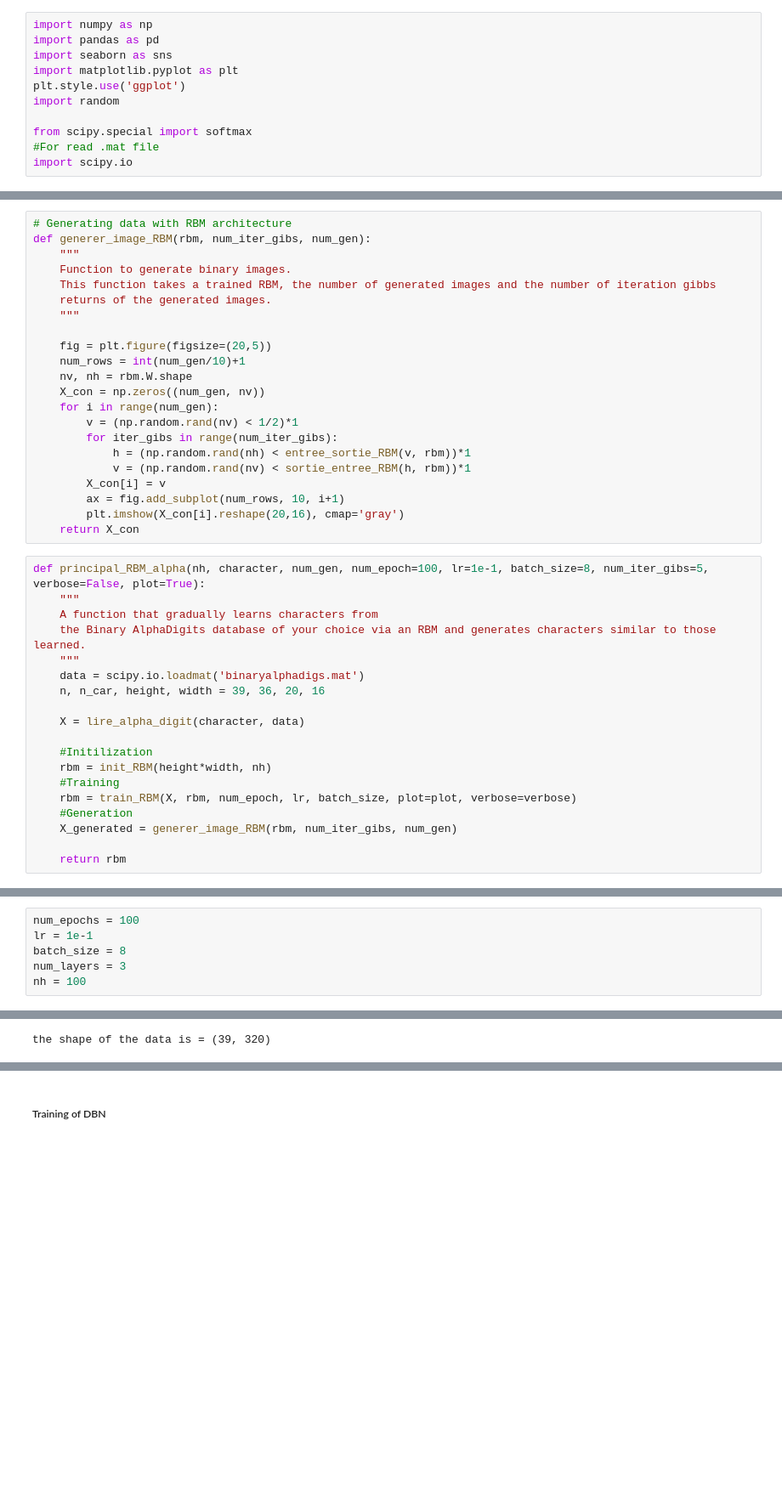
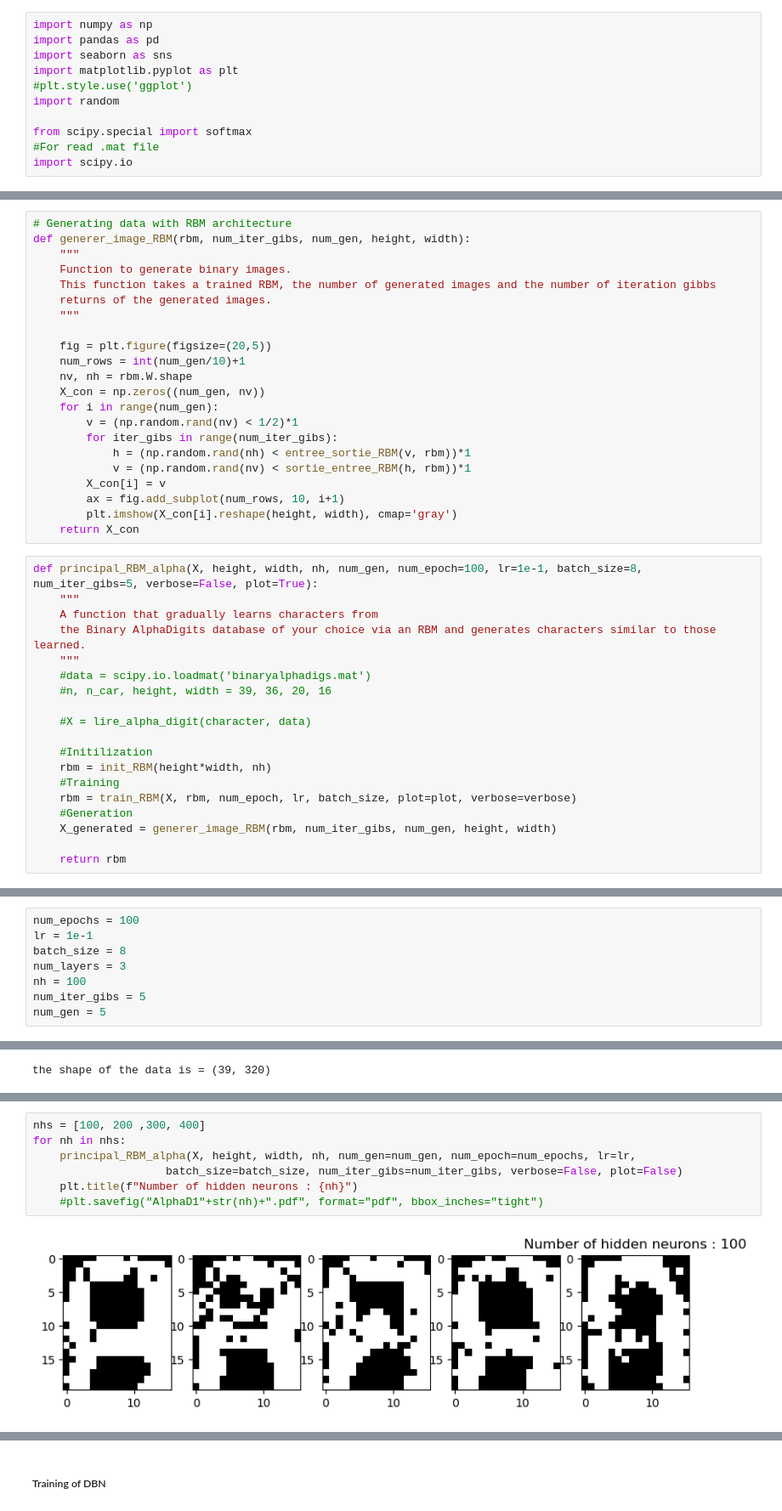
Before and after one commit to Sajjad-scbas/RBM_from_Scratch, a Jupyter notebook: Project_DLII.ipynb, the cells around one changed output, grey strips where cells are left out. Shown at 85% size. Drawn from its saved outputs; the diff is of its cells as text; blank space fills up the shorter version.

```diff
--- a/Project_DLII.ipynb
+++ b/Project_DLII.ipynb
@@ -8,7 +8,7 @@ import numpy as np
 import pandas as pd
 import seaborn as sns
 import matplotlib.pyplot as plt
-plt.style.use('ggplot')
+#plt.style.use('ggplot')
 import random
 
 from scipy.special import softmax
@@ -116,7 +116,7 @@ def train_RBM(X, rbm, num_epoch = 100, lr = 1e-1, batch_size = 5, plot=False, ve
     return rbm
 # %%
 # Generating data with RBM architecture
-def generer_image_RBM(rbm, num_iter_gibs, num_gen):
+def generer_image_RBM(rbm, num_iter_gibs, num_gen, height, width):
     """
     Function to generate binary images.
     This function takes a trained RBM, the number of generated images and the number of iteration gibbs
@@ -134,25 +134,25 @@ def generer_image_RBM(rbm, num_iter_gibs, num_gen):
             v = (np.random.rand(nv) < sortie_entree_RBM(h, rbm))*1
         X_con[i] = v
         ax = fig.add_subplot(num_rows, 10, i+1)
-        plt.imshow(X_con[i].reshape(20,16), cmap='gray')
+        plt.imshow(X_con[i].reshape(height, width), cmap='gray')
     return X_con
 # %%
-def principal_RBM_alpha(nh, character, num_gen, num_epoch=100, lr=1e-1, batch_size=8, num_iter_gibs=5, verbose=False, plot=True):
+def principal_RBM_alpha(X, height, width, nh, num_gen, num_epoch=100, lr=1e-1, batch_size=8, num_iter_gibs=5, verbose=False, plot=True):
     """
     A function that gradually learns characters from
     the Binary AlphaDigits database of your choice via an RBM and generates characters similar to those learned.
     """
-    data = scipy.io.loadmat('binaryalphadigs.mat')
-    n, n_car, height, width = 39, 36, 20, 16
+    #data = scipy.io.loadmat('binaryalphadigs.mat')
+    #n, n_car, height, width = 39, 36, 20, 16
 
-    X = lire_alpha_digit(character, data)
+    #X = lire_alpha_digit(character, data)
 
     #Initilization
     rbm = init_RBM(height*width, nh)
     #Training
     rbm = train_RBM(X, rbm, num_epoch, lr, batch_size, plot=plot, verbose=verbose)
     #Generation
-    X_generated = generer_image_RBM(rbm, num_iter_gibs, num_gen)
+    X_generated = generer_image_RBM(rbm, num_iter_gibs, num_gen, height, width)
 
     return rbm
 # %% [markdown]
@@ -357,6 +351,8 @@ lr = 1e-1
 batch_size = 8
 num_layers = 3
 nh = 100
+num_iter_gibs = 5
+num_gen = 5
 # %%
 data = scipy.io.loadmat('Data/AlphaDigits/binaryalphadigs.mat')
 n, n_car, height, width = 39, 36, 20, 16
@@ -394,0 +367,9 @@ X_generated = generer_image_RBM(rbm, num_iter_gibs=5, num_gen=12)
+# %%
+nhs = [100, 200 ,300, 400]
+for nh in nhs:
+    principal_RBM_alpha(X, height, width, nh, num_gen=num_gen, num_epoch=num_epochs, lr=lr,
+                    batch_size=batch_size, num_iter_gibs=num_iter_gibs, verbose=False, plot=False)
+    plt.title(f"Number of hidden neurons : {nh}")
+    #plt.savefig("AlphaD1"+str(nh)+".pdf", format="pdf", bbox_inches="tight")
+# %% [output]
+[figure, added]
```
Also changed, not shown: parts of 31 cells of this notebook.
